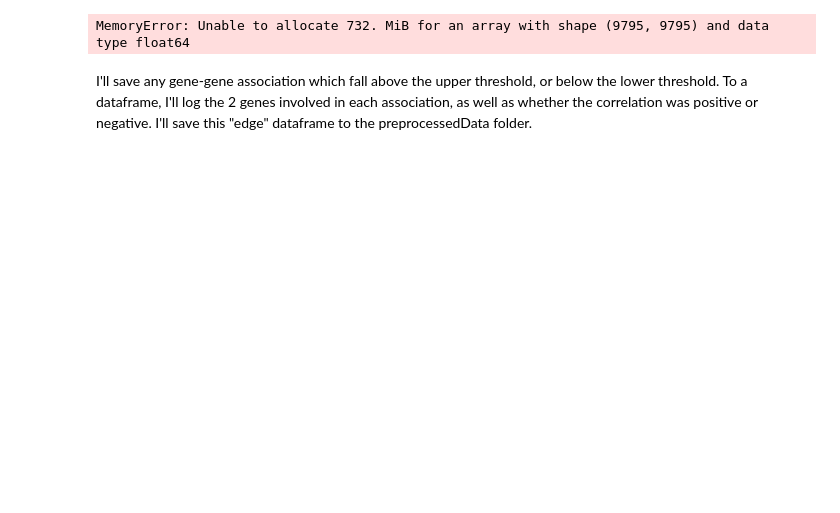
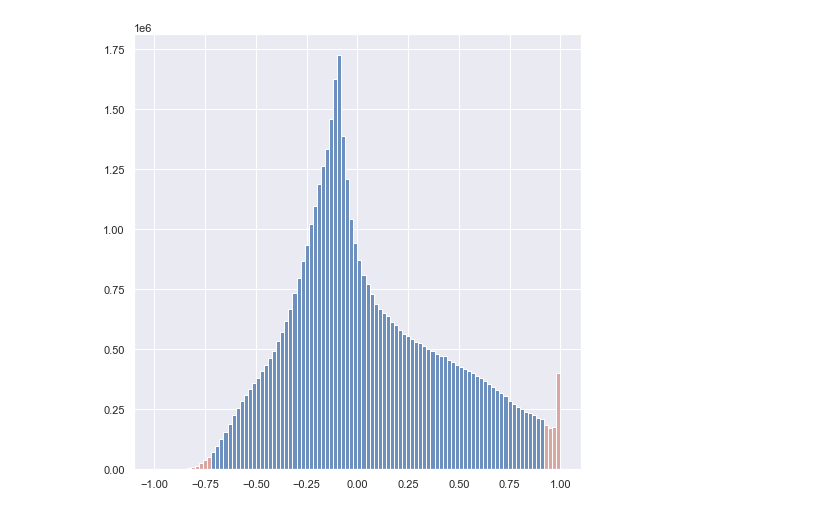
Before and after one commit to bryceaskey/microtomNetwork, a Jupyter notebook: merged/metaboliteSubset/calcCorrelationsSubset.ipynb, the cells around one changed output. Drawn from its saved outputs; the diff is of its cells as text; code cells hidden in the pictures; blank space fills up the shorter version.

```diff
--- a/merged/metaboliteSubset/calcCorrelationsSubset.ipynb
+++ b/merged/metaboliteSubset/calcCorrelationsSubset.ipynb
@@ -153,26 +149,25 @@ NameError: name 'subsetExprDataTF' is not defined
+# %%
+# If exprPCC has already been created, load it from file
+exprPCC = pd.read_csv(filepath_or_buffer="../../bigData/metaboliteSubsetExprPCC.csv", index_col=0)
 # %%
-#exprPCC = pd.read_csv(filepath_or_buffer="exprPCC.csv")
-
 exprList = np.triu(exprPCC.to_numpy(), k=1)
 exprList = exprList.flatten()
 exprList = exprList[exprList!=0]
 
-lowCutoff = np.percentile(exprList, 1)
-highCutoff = np.percentile(exprList, 95)
+lowCutoff = np.percentile(exprList, 0.25)
+highCutoff = np.percentile(exprList, 98)
 
 n, bins, patches = plt.hist(exprList, bins=100, range=[-1, 1])
 for c, p in zip(bins, patches):
     if c < lowCutoff:
         plt.setp(p, 'facecolor', sns.color_palette("vlag")[4])
     elif c >= lowCutoff and c < highCutoff:
         plt.setp(p, 'facecolor', sns.color_palette("vlag")[0])
     else:
         plt.setp(p, 'facecolor', sns.color_palette("vlag")[4])
 plt.show()
 # %% [output]
-MemoryError: Unable to allocate 732. MiB for an array with shape (9795, 9795) and data type float64
+[figure, added]
-# %% [markdown]
-I'll save any gene-gene association which fall above the upper threshold, or below the lower threshold. To a dataframe, I'll log the 2 genes involved in each association, as well as whether the correlation was positive or negative. I'll save this "edge" dataframe to the preprocessedData folder.
 # %%
 # Create a dataframe with gene-gene edges and save
 upperExprPCC = pd.DataFrame(np.triu(exprPCC.to_numpy(), k=1), index=exprPCC.index, columns=exprPCC.columns)
```
Also changed, not shown: parts of 6 cells of this notebook, 10 other files.
